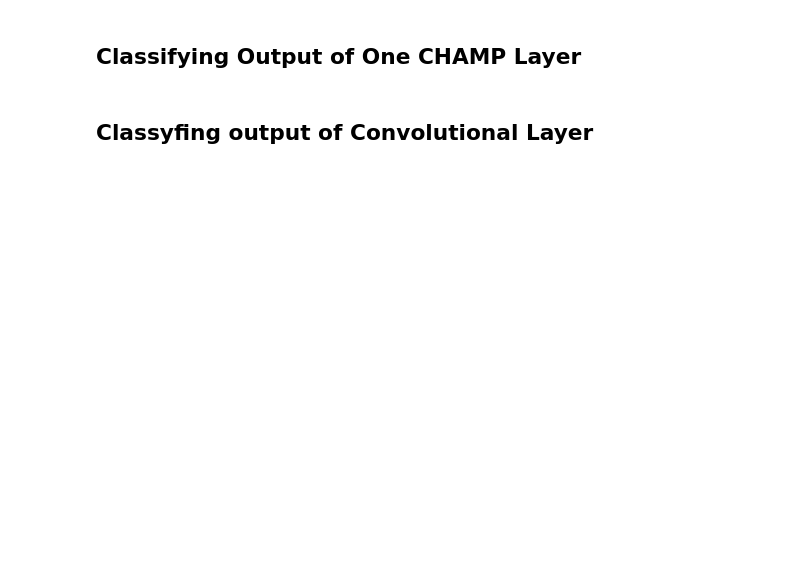
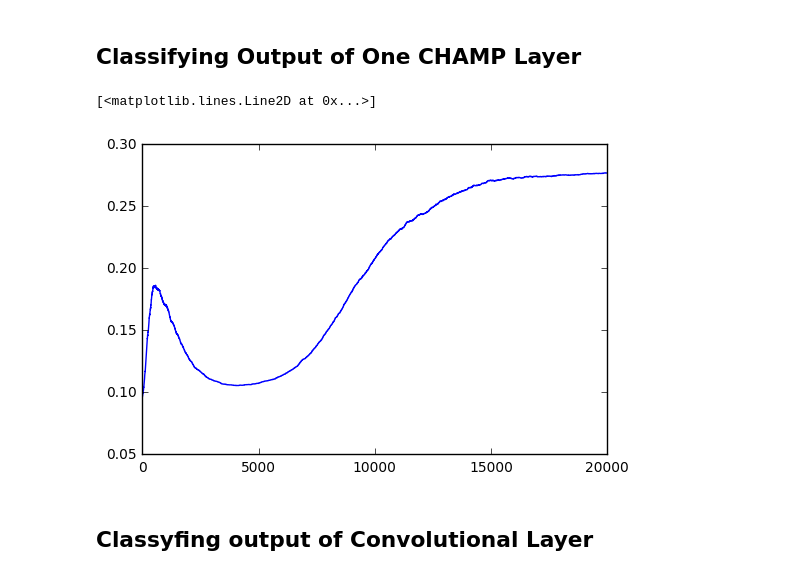
Before and after one commit to VictorBoutin/CHAMP, a Jupyter notebook: Probe/Coding.With.CHAMP.CIFAR.Color.ipynb, the cells around one changed output. Cells and saved outputs as stored; diff of their text form; code cells hidden in the pictures; blank space fills up the shorter version.

```diff
--- a/Probe/Coding.With.CHAMP.CIFAR.Color.ipynb
+++ b/Probe/Coding.With.CHAMP.CIFAR.Color.ipynb
@@ -144,6 +158,11 @@ if SaveExp == True:
     SaveNetwork(Classifier_CHAMP, saving_path+'CIFAR_ClassifCHAMP.pkl')
 else :
     Classifier_CHAMP = LoadNetwork(saving_path+'CIFAR_ClassifCHAMP.pkl')
+# %%
+plt.plot(Classifier_CHAMP.accuracy_list)
+# %% [output]
+[<matplotlib.lines.Line2D at 0x...>]
+[figure, added]
 # %%
 DisplayConvergenceClassif(Classifier_CHAMP, to_display=['error','accu'])
 # %%
```
Also changed, not shown: parts of 4 cells of this notebook, 1 other file.
